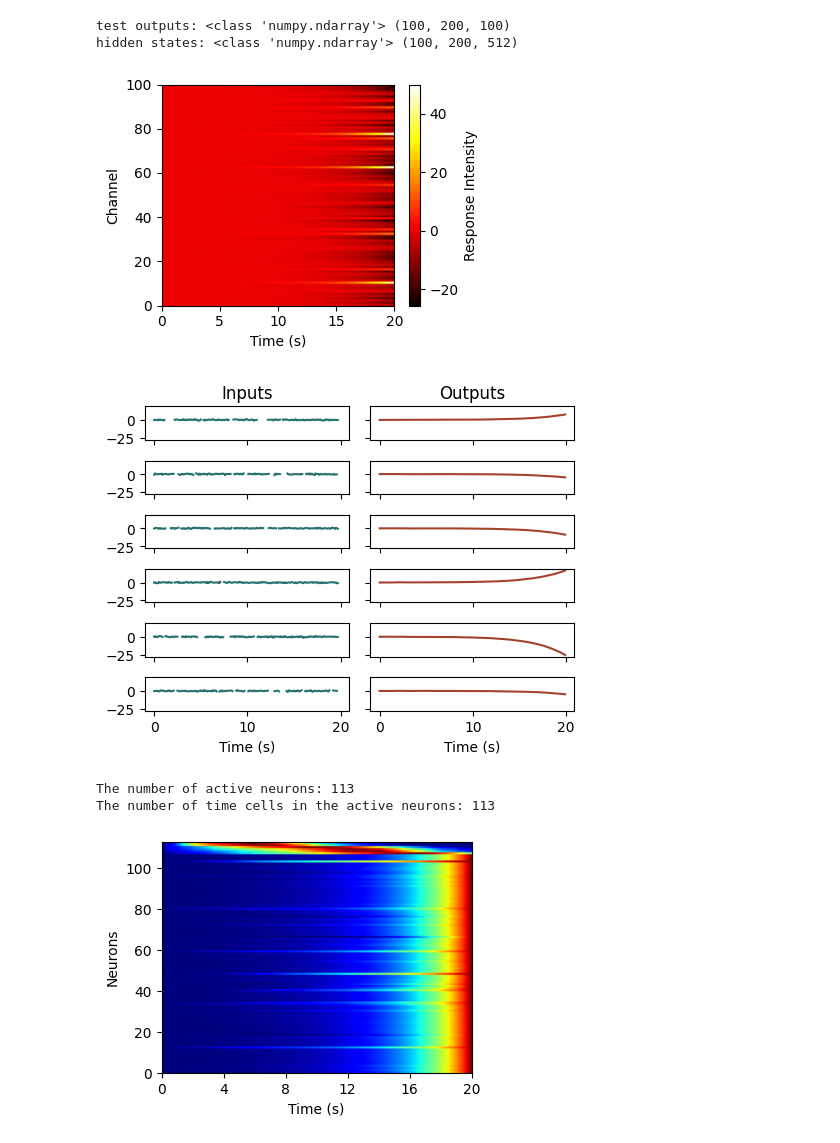
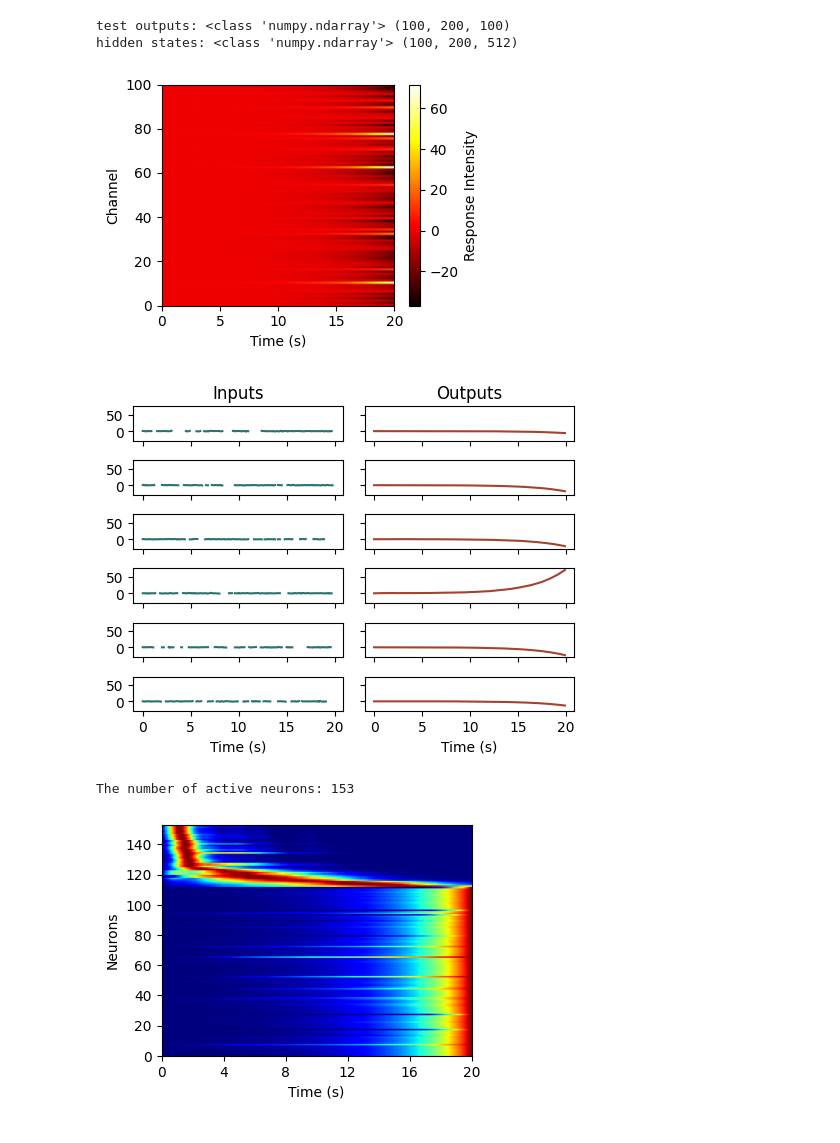
Before and after one commit to qrsyu/STCell, a Jupyter notebook: code/time_exp/test_model.ipynb, the cells around one changed output. Cells and saved outputs as stored; diff of their text form; code cells hidden in the pictures.

```diff
--- a/code/time_exp/test_model.ipynb
+++ b/code/time_exp/test_model.ipynb
@@ -138,7 +138,7 @@ sensory_profile = {
                     "time": {
                             "sigma":       0.5,    # sigma of Gaussian noise
                             "ssigma":      0.2,    # smoothing sigma of Gaussian noise (in sec)
-                            "bias":        signal_amp_mu,  # mean of Gaussian noise (comparable to signal amplitude)
+                            "bias":        0,  # mean of Gaussian noise (comparable to signal amplitude)
                             },
                     }
 
@@ -259,7 +257,7 @@ plt.xlabel('Time (s)')
 plt.ylabel('Channel')
 plt.tight_layout()
 # %% [output]
-[figure, old version]
+[figure, new version]
 # %%
 fig, ax = plt.subplots(6, 2, figsize=(5, 4), sharex=True, sharey=True)
 # Randomly sample a few channels to plots
@@ -288,24 +286,23 @@ ax[-1][0].set_xlabel('Time (s)')
 ax[-1][-1].set_xlabel('Time (s)')
 plt.tight_layout()
 # %% [output]
-[figure, old version]
+[figure, new version]
 # %%
 # Averge accross the batch
 avg_hs = np.mean(hidden_states, axis=0)
 
 # Plot the sorted hidden states
 fig, ax = plt.subplots(figsize=(4, 3))
 norm_hs, fig, ax, idx = plt_hs(avg_hs, min_fr=0.1, fig=fig, ax=ax, return_idx=True)
 # ax.axvspan(event_1_onset, event_1_end, alpha=0.5, color='grey', zorder=0)
 # ax.axvspan(event_2_onset, event_2_end, alpha=0.5, color='grey', zorder=0)
 ax.set_xlabel('Time (s)')
 
 print('The number of active neurons:', norm_hs.shape[1])
 hidden_states_active = hidden_states[:, :, idx]
 
-is_time_cell = time_analysis(hidden_states_active)
-print('The number of time cells in the active neurons:', np.sum(is_time_cell))
+# is_time_cell = time_analysis(hidden_states_active)
+# print('The number of time cells in the active neurons:', np.sum(is_time_cell))
 # %% [output]
-The number of active neurons: 113
-The number of time cells in the active neurons: 113
+The number of active neurons: 153
-[figure, old version]
+[figure, new version]
```
Also changed, not shown: parts of 2 cells of this notebook, 8 other files.
